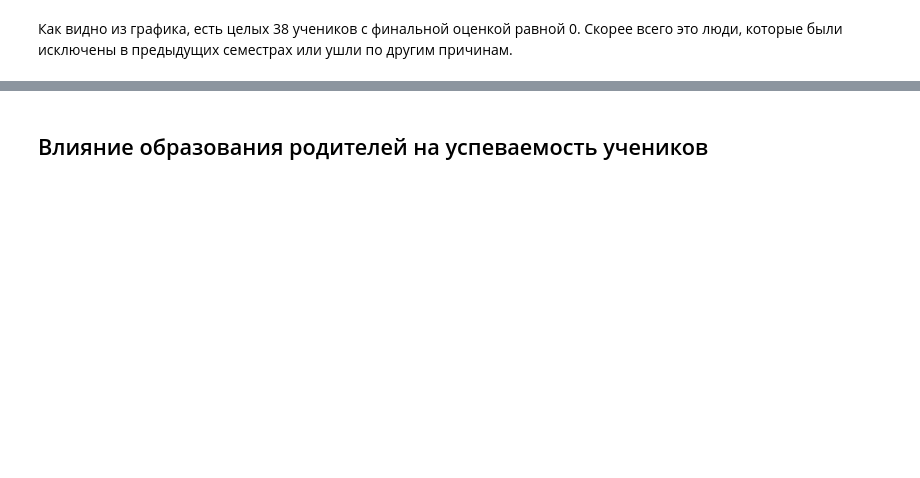
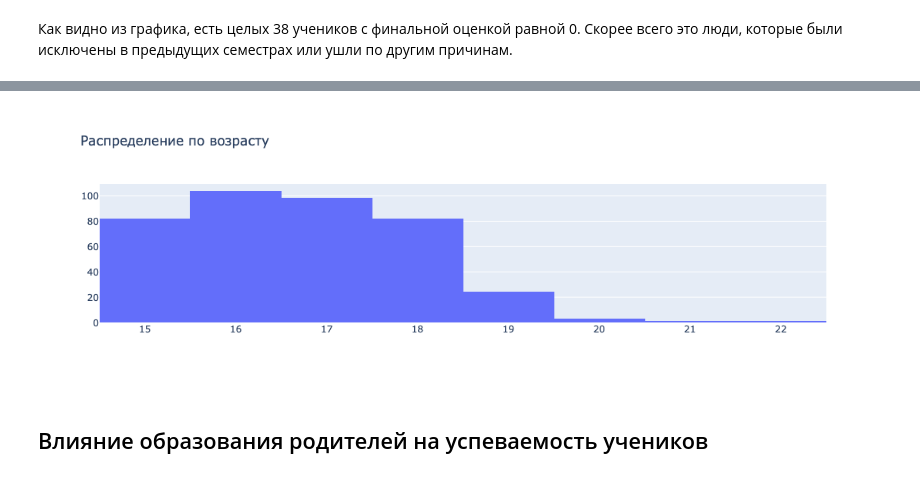
Before and after one commit to naelxd/ai_project, a Jupyter notebook: ai-project.ipynb, the cells around one changed output, grey strips where cells are left out. Cells and saved outputs as stored; diff of their text form; code cells hidden in the pictures; blank space fills up the shorter version.

```diff
--- a/ai-project.ipynb
+++ b/ai-project.ipynb
@@ -96,5 +104,8 @@ fig.show()
 Как видно из графика, есть целых 38 учеников с финальной оценкой равной 0. Скорее всего это люди, которые были исключены в предыдущих семестрах или ушли по другим причинам.
 # %%
 fig = go.Figure(data=[go.Histogram(x=train_math['age'])])
+
+fig.update_layout(title_text='Распределение по возрасту')
+
 fig.show()
 # %% [output]
@@ -102,3 +112,4 @@ fig.show()
+[figure, added]
 # %% [markdown]
 ## Влияние образования родителей на успеваемость учеников
 # %%
```
Also changed, not shown: parts of 32 cells of this notebook.
